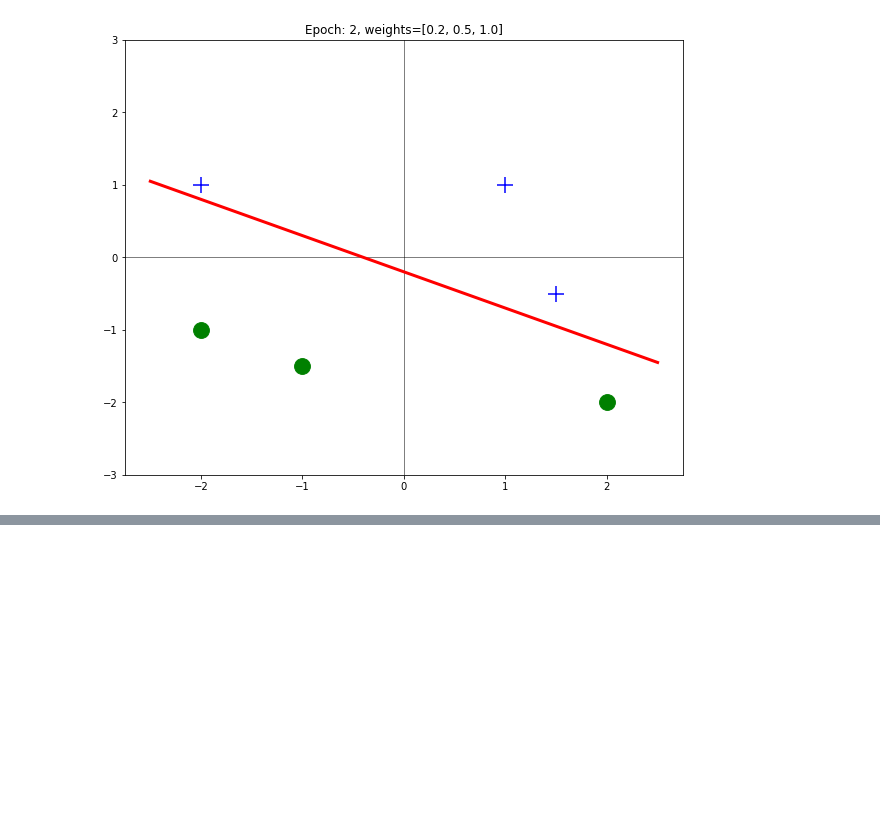
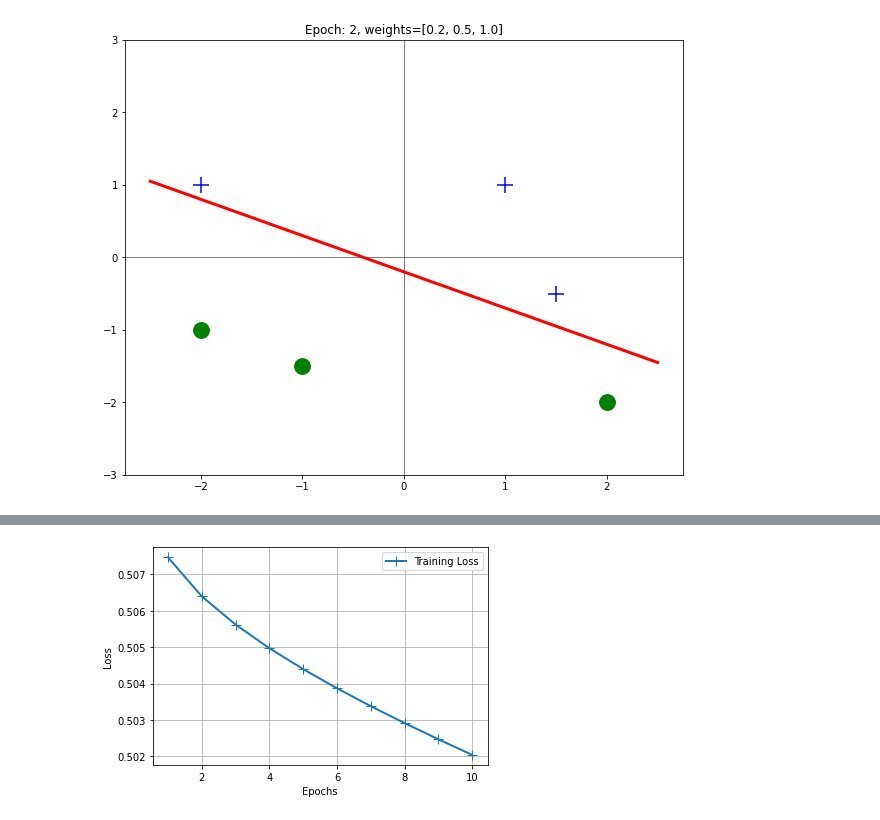
Before and after one commit to ulmii/deep-learning, a Jupyter notebook: tensors_gradients.ipynb, the cells around one changed output, grey strips where cells are left out. Saved outputs shown, nothing was run; the diff lists cells and outputs as text; code cells hidden in the pictures; blank space fills up the shorter version.

Commit message:
Dense perceptron, fix acc title

```diff
--- a/tensors_gradients.ipynb
+++ b/tensors_gradients.ipynb
@@ -567,0 +649,6 @@ iterate_epochs(epochs, feature_data, weights, sig, class_weights)
+# %%
+model = models.Sequential()
+
+model.add(Dense(units = 1, activation = tf.keras.activations.hard_sigmoid, input_shape = (2,)))
+
+model.summary()
@@ -567,0 +666,2 @@ iterate_epochs(epochs, feature_data, weights, sig, class_weights)
+# %%
+model.compile(optimizer = tf.keras.optimizers.RMSprop(0.001), loss = tf.keras.losses.mean_squared_error, metrics = ['accuracy'])
@@ -567,0 +670,5 @@ iterate_epochs(epochs, feature_data, weights, sig, class_weights)
+# %%
+training_data = np.array([[-2.0, -1.0], [-1.0, -1.5], [2.0, -2.0], [-2.0, 1.0], [1.0, 1.0], [1.5, -0.5]])
+testing_data = np.array([0, 0, 0, 1, 1, 1])
+# %%
+history = model.fit(training_data, testing_data, epochs = epochs, verbose = 'True')
@@ -567,0 +686,4 @@ iterate_epochs(epochs, feature_data, weights, sig, class_weights)
+# %%
+plot_loss(history.history)
+# %% [output]
+[figure, added]
```
Also changed, not shown: parts of 42 cells of this notebook.
